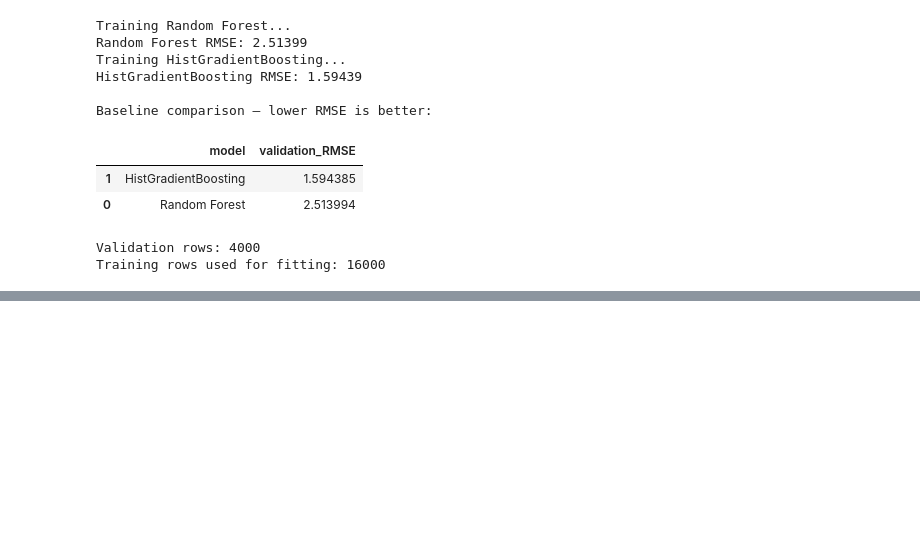
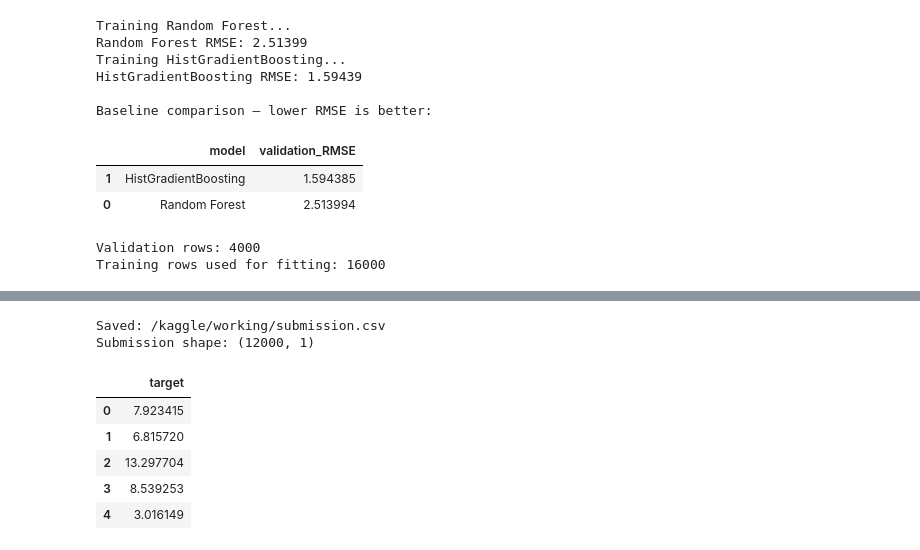
Before and after one commit to Denaj254/enveda-casmi-2026, a Jupyter notebook: hidden-signal-private-research.ipynb, the cells around one changed output, grey strips where cells are left out. Saved outputs shown, nothing was run; the diff lists cells and outputs as text; code cells hidden in the pictures; blank space fills up the shorter version.

```diff
--- a/hidden-signal-private-research.ipynb
+++ b/hidden-signal-private-research.ipynb
@@ -690,0 +746,60 @@ IMPORTANT: Download these files before ending your session.
+# %%
+
+# CELL 6 — Create a first submission CSV
+
+import pandas as pd
+from pathlib import Path
+
+# Load test data if it is not already in memory
+if "test" not in globals():
+    test = pd.read_csv("/kaggle/input/hidden-signal-rebuild-the-data-generating-process/test.csv")
+
+# Use the same features and order as training
+X_test = test[FEATURES].copy()
+
+# Predict using our trained CatBoost model
+test_predictions = model_cb.predict(X_test)
+
+# Start with the sample template if available
+sample_path = Path(
+    "/kaggle/input/hidden-signal-rebuild-the-data-generating-process/sample_submission.csv"
+)
+
+if sample_path.exists():
+    submission = pd.read_csv(sample_path)
+    print("Sample submission columns:", submission.columns.tolist())
+else:
+    # Fallback only; verify against the competition's template
+    submission = pd.DataFrame({"target": test_predictions})
+
+# Fill the target column in the provided template.
+# If the target column has another name, stop and inspect the template.
+target_columns = [
+    c for c in submission.columns
+    if c.lower() == "target"
+]
+
+if len(target_columns) != 1:
+    raise ValueError(
+        "Check sample_submission.csv and set the correct prediction column. "
+        f"Columns found: {submission.columns.tolist()}"
+    )
+
+submission[target_columns[0]] = test_predictions
+
+# Save locally in Kaggle's working directory
+output_path = "/kaggle/working/submission.csv"
+submission.to_csv(output_path, index=False)
+
+print("Saved:", output_path)
+print("Submission shape:", submission.shape)
+display(submission.head())
+# %% [output]
+Saved: /kaggle/working/submission.csv
+Submission shape: (12000, 1)
+|  | target |
+| 0 | 7.923415 |
+| 1 | 6.815720 |
+| 2 | 13.297704 |
+| 3 | 8.539253 |
+| 4 | 3.016149 |
```
Also changed, not shown: parts of 21 cells of this notebook.
